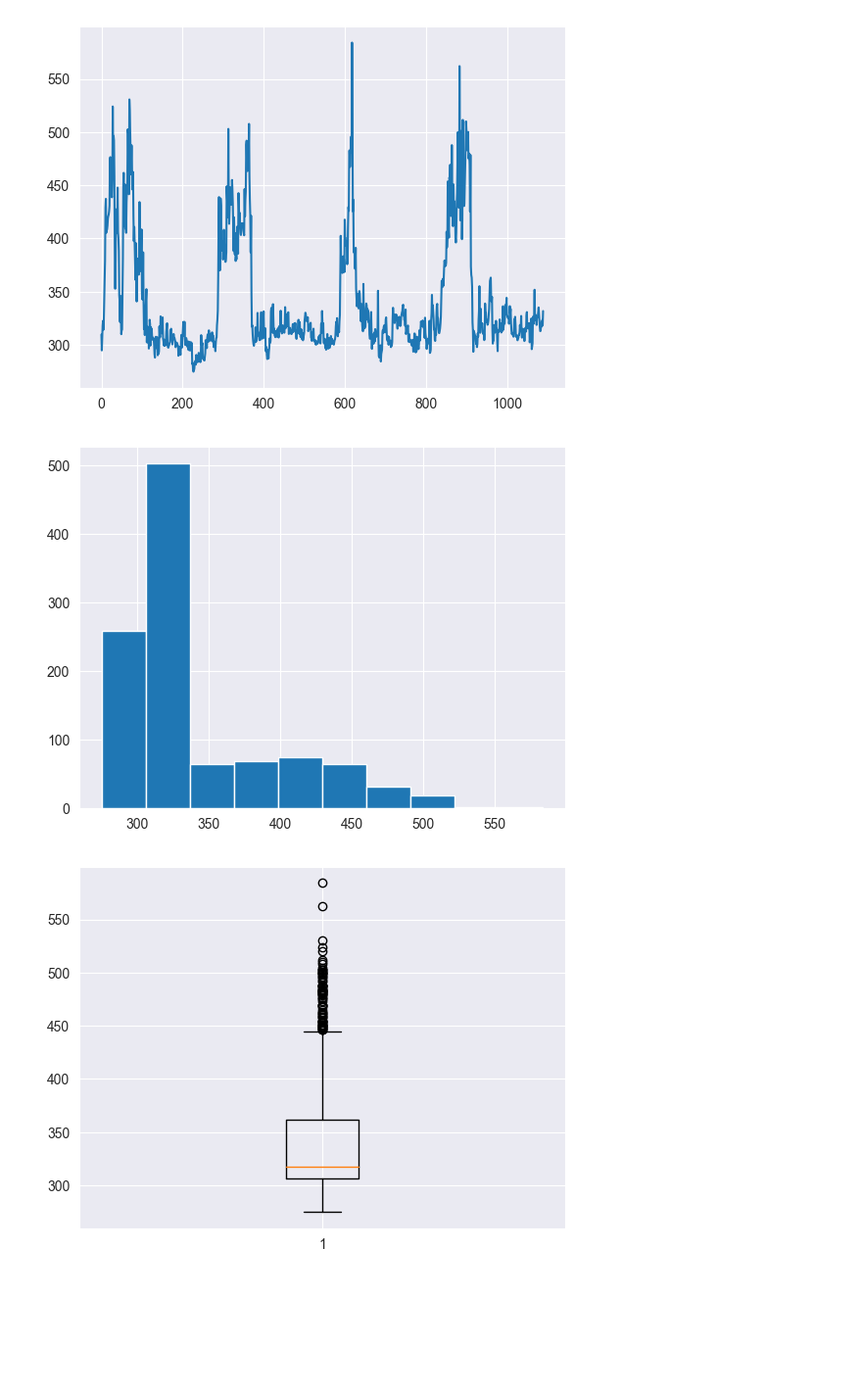
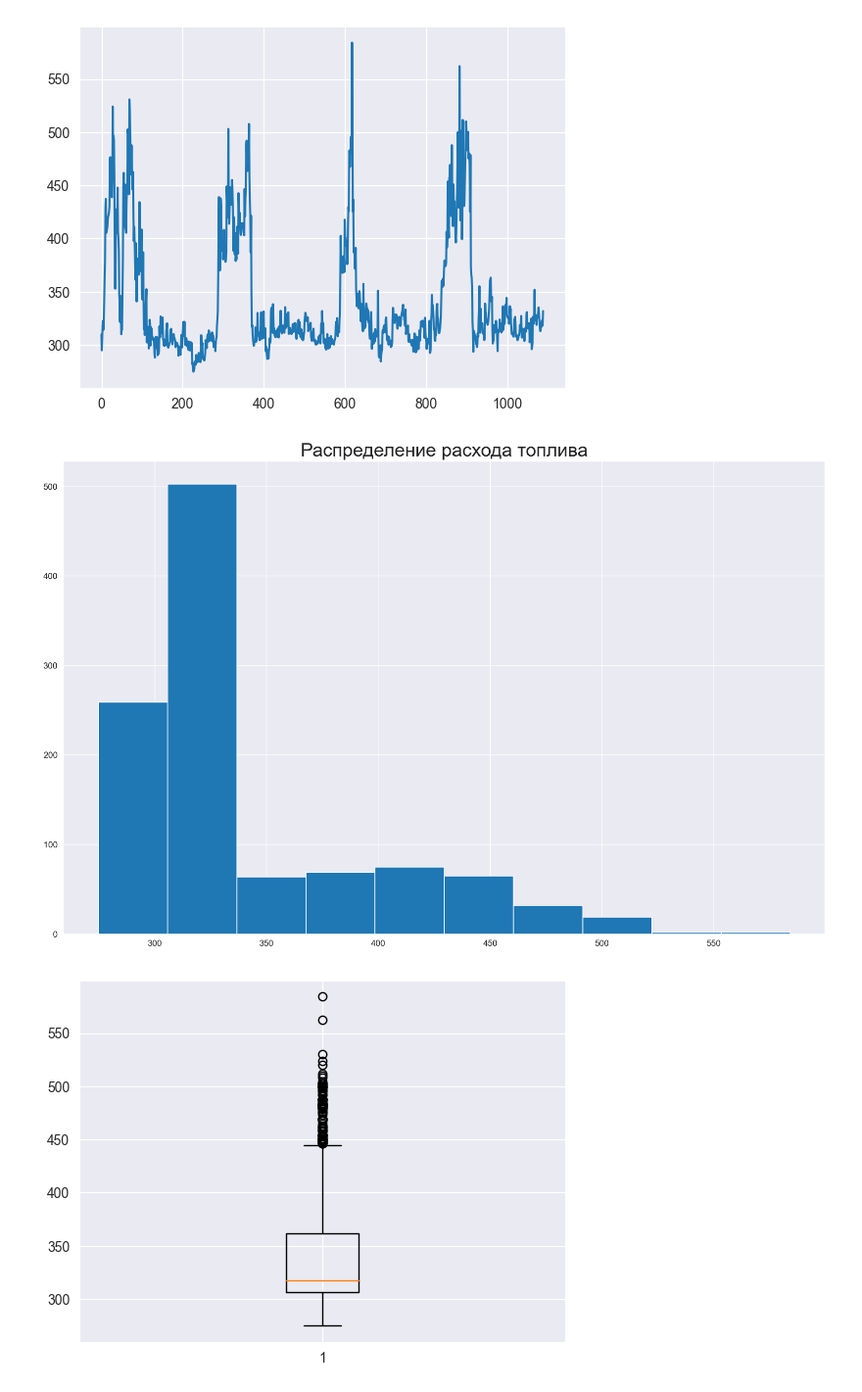
Before and after one commit to llitone/fuel-consumption-prediction, a Jupyter notebook: predictions/xgb_fuelTA130.ipynb, the cells around one changed output. Shown at 98% size. Drawn from its saved outputs; the diff is of its cells as text; code cells hidden in the pictures; blank space fills up the shorter version.

```diff
--- a/predictions/xgb_fuelTA130.ipynb
+++ b/predictions/xgb_fuelTA130.ipynb
@@ -88,10 +88,13 @@ data = data[columns_for_predictions]
 plt.plot(data[target]);
 # %% [output]
 [figure]
-# %%
-plt.hist(data[target]);
-# %% [output]
-[figure, removed]
+# %%
+plt.figure(figsize=(16, 10), dpi=200)
+plt.title('Распределение расхода топлива', fontsize=22)
+# plt.legend()
+plt.hist(data[target]);
+# %% [output]
+[figure, added]
 # %%
 plt.boxplot(data[target]);
 # %% [output]
```
Also changed, not shown: parts of 1 cell of this notebook, 14 other files.
